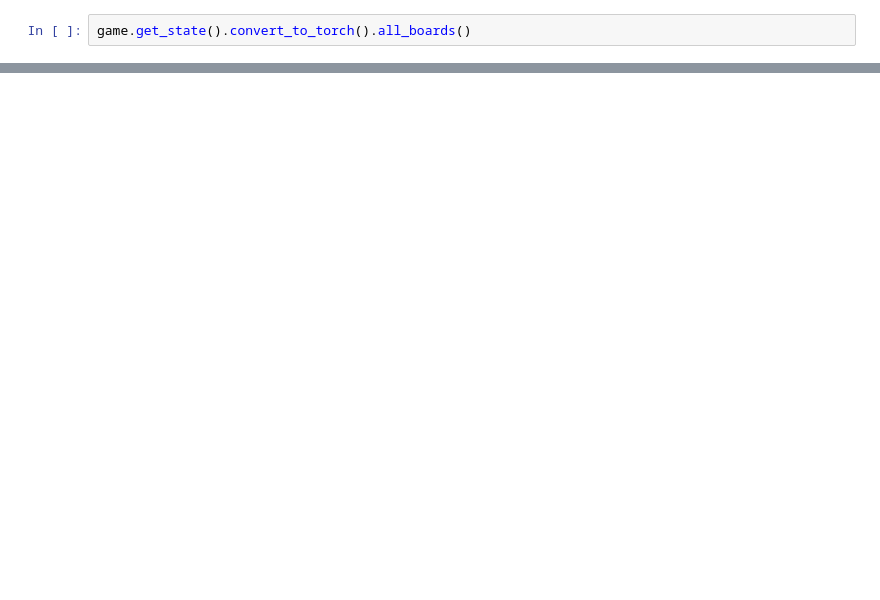
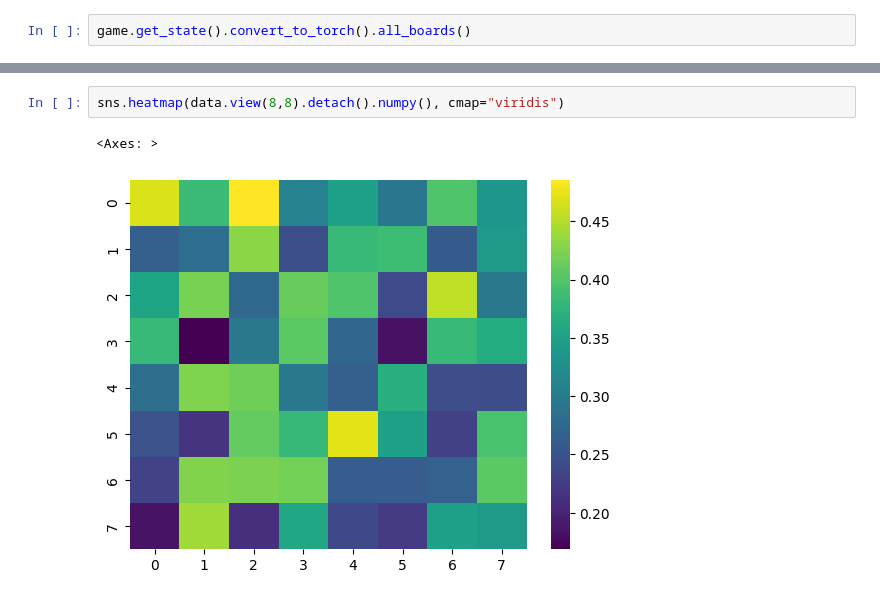
Before and after one commit to khang200923/queen-duel-bot, a Jupyter notebook: ai.ipynb, the cells around one changed output, grey strips where cells are left out. Cells and saved outputs as stored; diff of their text form; blank space fills up the shorter version.

```diff
--- a/ai.ipynb
+++ b/ai.ipynb
@@ -290,0 +357,5 @@ game.get_state().convert_to_torch().all_boards()
+# %%
+sns.heatmap(data.view(8,8).detach().numpy(), cmap="viridis")
+# %% [output]
+<Axes: >
+[figure, added]
```
Also changed, not shown: parts of 15 cells of this notebook, 1 other file.
